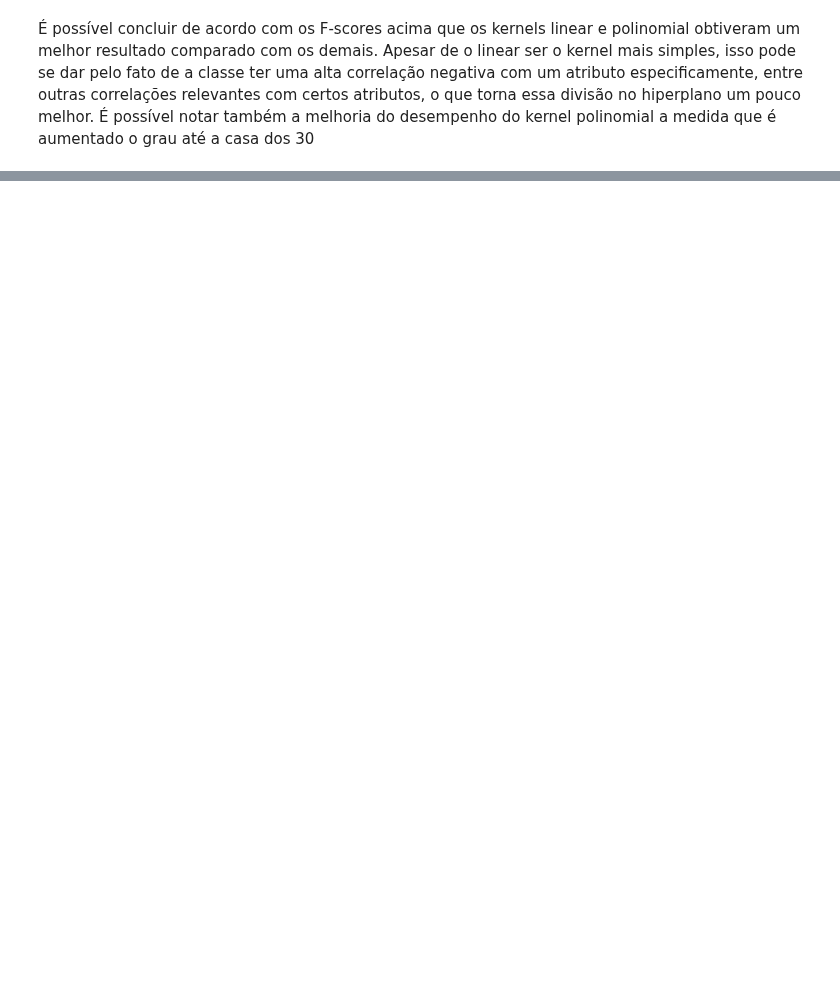
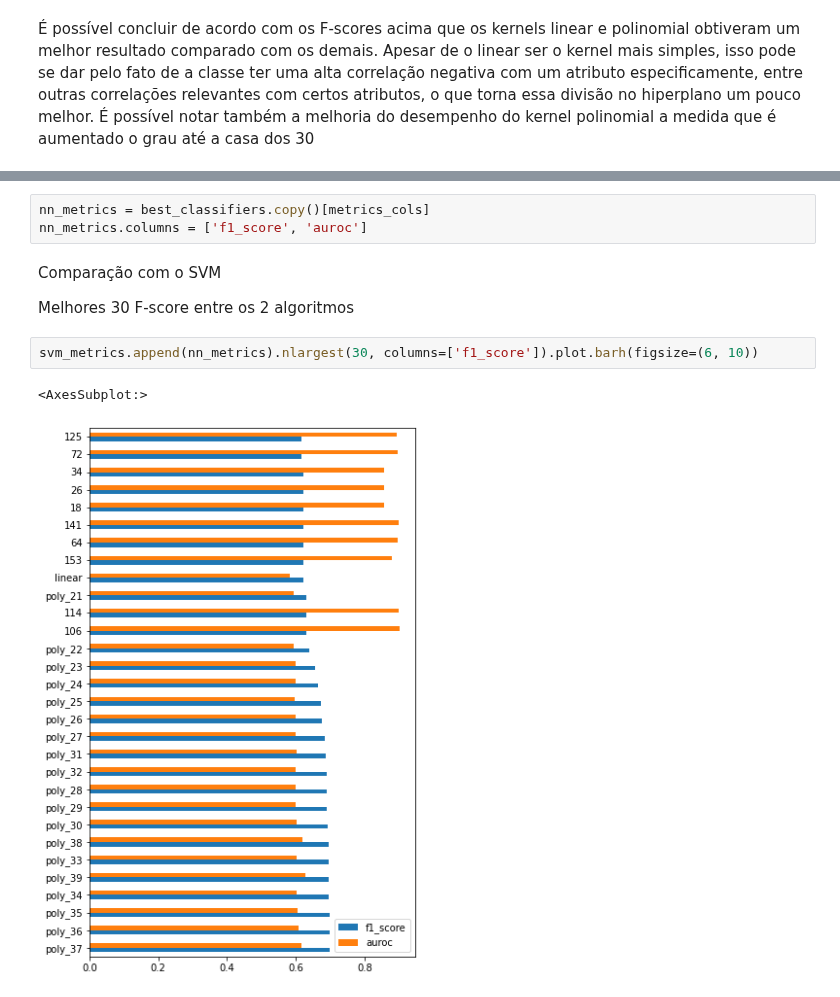
Before and after one commit to AdilsonAngelo/IF699-2020.3, a Jupyter notebook: ex5/SVM & NN.ipynb, the cells around one changed output, grey strips where cells are left out. Cells and saved outputs as stored; diff of their text form; blank space fills up the shorter version.

```diff
--- a/ex5/SVM & NN.ipynb
+++ b/ex5/SVM & NN.ipynb
@@ -166,0 +234,12 @@ dtype: float64
+# %%
+nn_metrics = best_classifiers.copy()[metrics_cols]
+nn_metrics.columns = ['f1_score', 'auroc']
+# %% [markdown]
+Comparação com o SVM
+
+Melhores 30 F-score entre os 2 algoritmos
+# %%
+svm_metrics.append(nn_metrics).nlargest(30, columns=['f1_score']).plot.barh(figsize=(6, 10))
+# %% [output]
+<AxesSubplot:>
+[figure, added]
```
Also changed, not shown: parts of 14 cells of this notebook.
